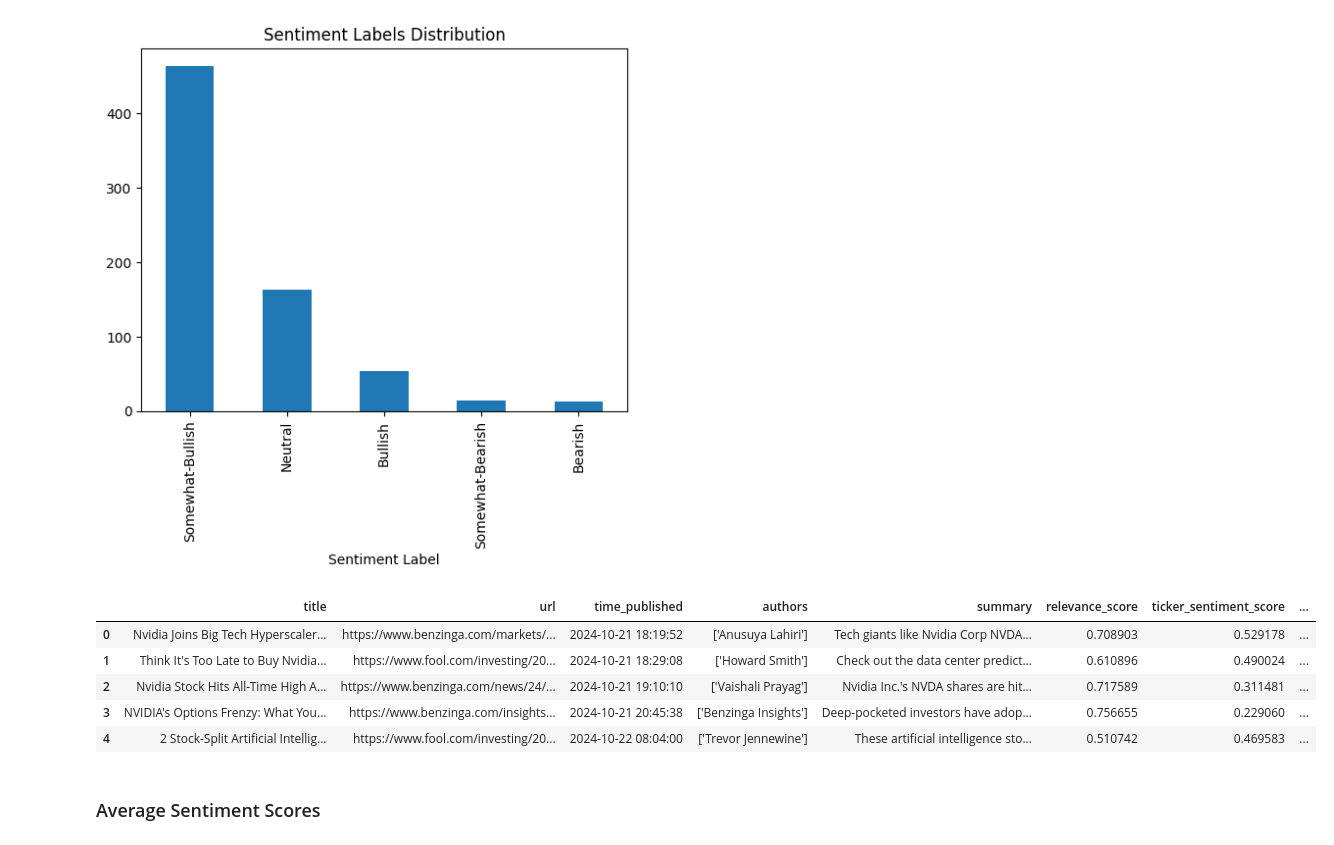
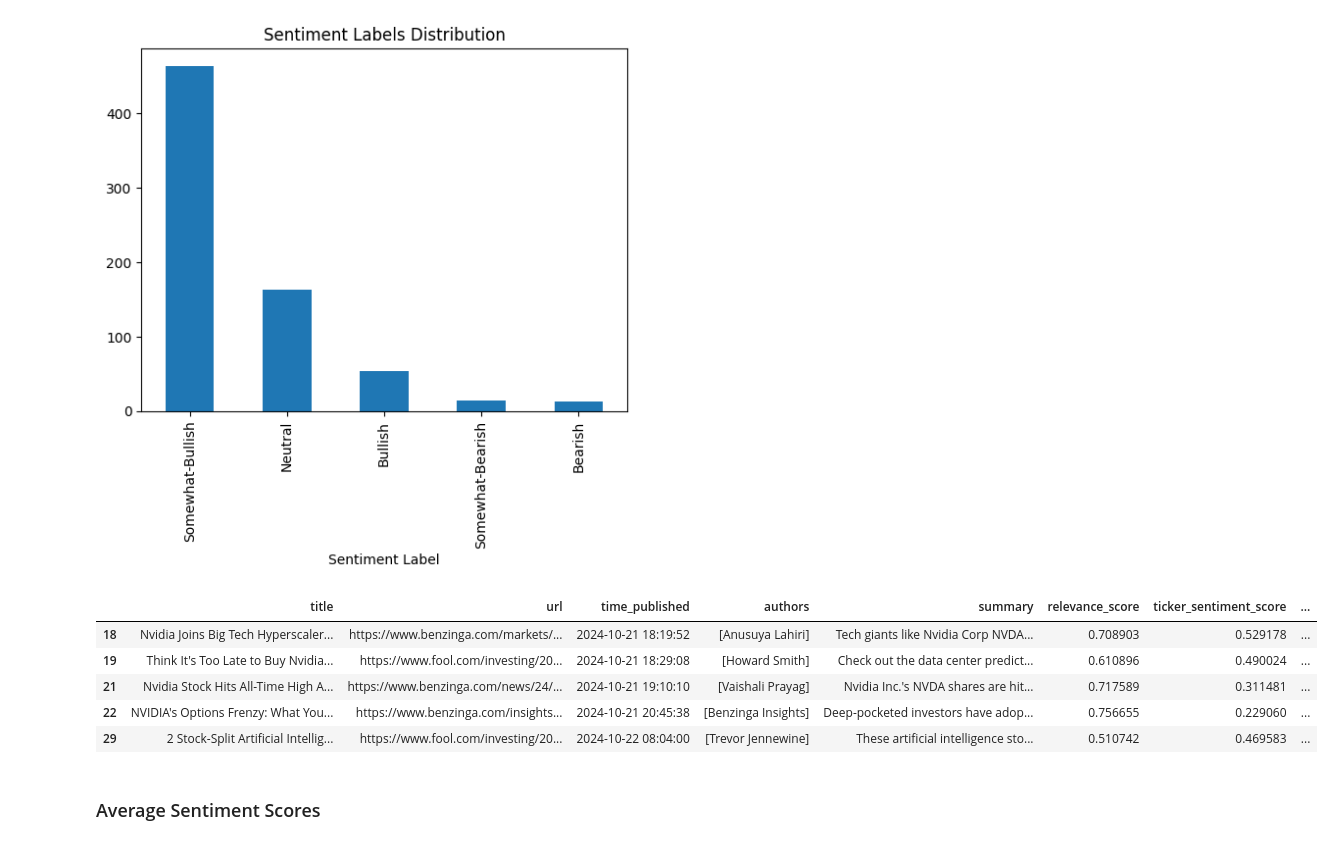
Before and after one commit to grackner/nvidia_stock_prediction, a Jupyter notebook: finance_news.ipynb, the cells around one changed output. Saved outputs shown, nothing was run; the diff lists cells and outputs as text; code cells hidden in the pictures.

```diff
--- a/finance_news.ipynb
+++ b/finance_news.ipynb
@@ -189,16 +189,16 @@ news['overall_sentiment_label'].value_counts().plot(kind='bar', title='Sentiment
 news = news[['title', 'url', 'time_published', 'authors', 'summary', 'relevance_score', 'ticker_sentiment_score', 'ticker_sentiment_label']]
 # %%
 # save/read data
-#news.to_csv('nvda_news.csv', index=False)
-news = pd.read_csv('nvda_news.csv', parse_dates=['time_published'])
+news.to_csv('nvda_news.csv', index=False)
+#news = pd.read_csv('nvda_news.csv', parse_dates=['time_published'])
 news.head()
 # %% [output]
 |  | title | url | time_published | authors | summary | relevance_score | ticker_sentiment_score | ... |
-| 0 | Nvidia Joins Big Tech Hyperscaler... | https://www.benzinga.com/markets/... | 2024-10-21 18:19:52 | ['Anusuya Lahiri'] | Tech giants like Nvidia Corp NVDA... | 0.708903 | 0.529178 | ... |
-| 1 | Think It's Too Late to Buy Nvidia... | https://www.fool.com/investing/20... | 2024-10-21 18:29:08 | ['Howard Smith'] | Check out the data center predict... | 0.610896 | 0.490024 | ... |
-| 2 | Nvidia Stock Hits All-Time High A... | https://www.benzinga.com/news/24/... | 2024-10-21 19:10:10 | ['Vaishali Prayag'] | Nvidia Inc.'s NVDA shares are hit... | 0.717589 | 0.311481 | ... |
-| 3 | NVIDIA's Options Frenzy: What You... | https://www.benzinga.com/insights... | 2024-10-21 20:45:38 | ['Benzinga Insights'] | Deep-pocketed investors have adop... | 0.756655 | 0.229060 | ... |
-| 4 | 2 Stock-Split Artificial Intellig... | https://www.fool.com/investing/20... | 2024-10-22 08:04:00 | ['Trevor Jennewine'] | These artificial intelligence sto... | 0.510742 | 0.469583 | ... |
+| 18 | Nvidia Joins Big Tech Hyperscaler... | https://www.benzinga.com/markets/... | 2024-10-21 18:19:52 | [Anusuya Lahiri] | Tech giants like Nvidia Corp NVDA... | 0.708903 | 0.529178 | ... |
+| 19 | Think It's Too Late to Buy Nvidia... | https://www.fool.com/investing/20... | 2024-10-21 18:29:08 | [Howard Smith] | Check out the data center predict... | 0.610896 | 0.490024 | ... |
+| 21 | Nvidia Stock Hits All-Time High A... | https://www.benzinga.com/news/24/... | 2024-10-21 19:10:10 | [Vaishali Prayag] | Nvidia Inc.'s NVDA shares are hit... | 0.717589 | 0.311481 | ... |
+| 22 | NVIDIA's Options Frenzy: What You... | https://www.benzinga.com/insights... | 2024-10-21 20:45:38 | [Benzinga Insights] | Deep-pocketed investors have adop... | 0.756655 | 0.229060 | ... |
+| 29 | 2 Stock-Split Artificial Intellig... | https://www.fool.com/investing/20... | 2024-10-22 08:04:00 | [Trevor Jennewine] | These artificial intelligence sto... | 0.510742 | 0.469583 | ... |
 # %% [markdown]
 ### Average Sentiment Scores
 # %%
```
Also changed, not shown: parts of 1 cell of this notebook, 2 other files.
